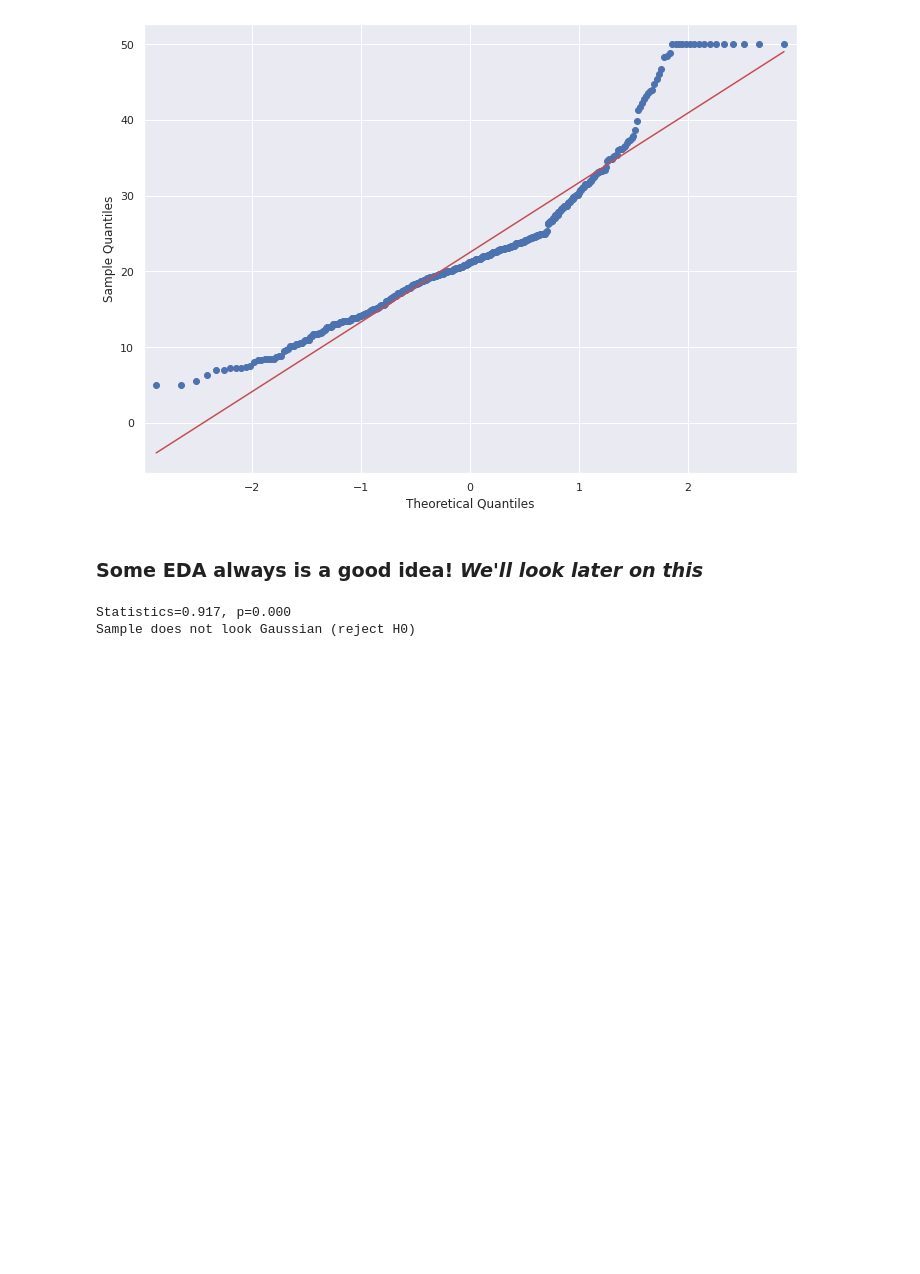
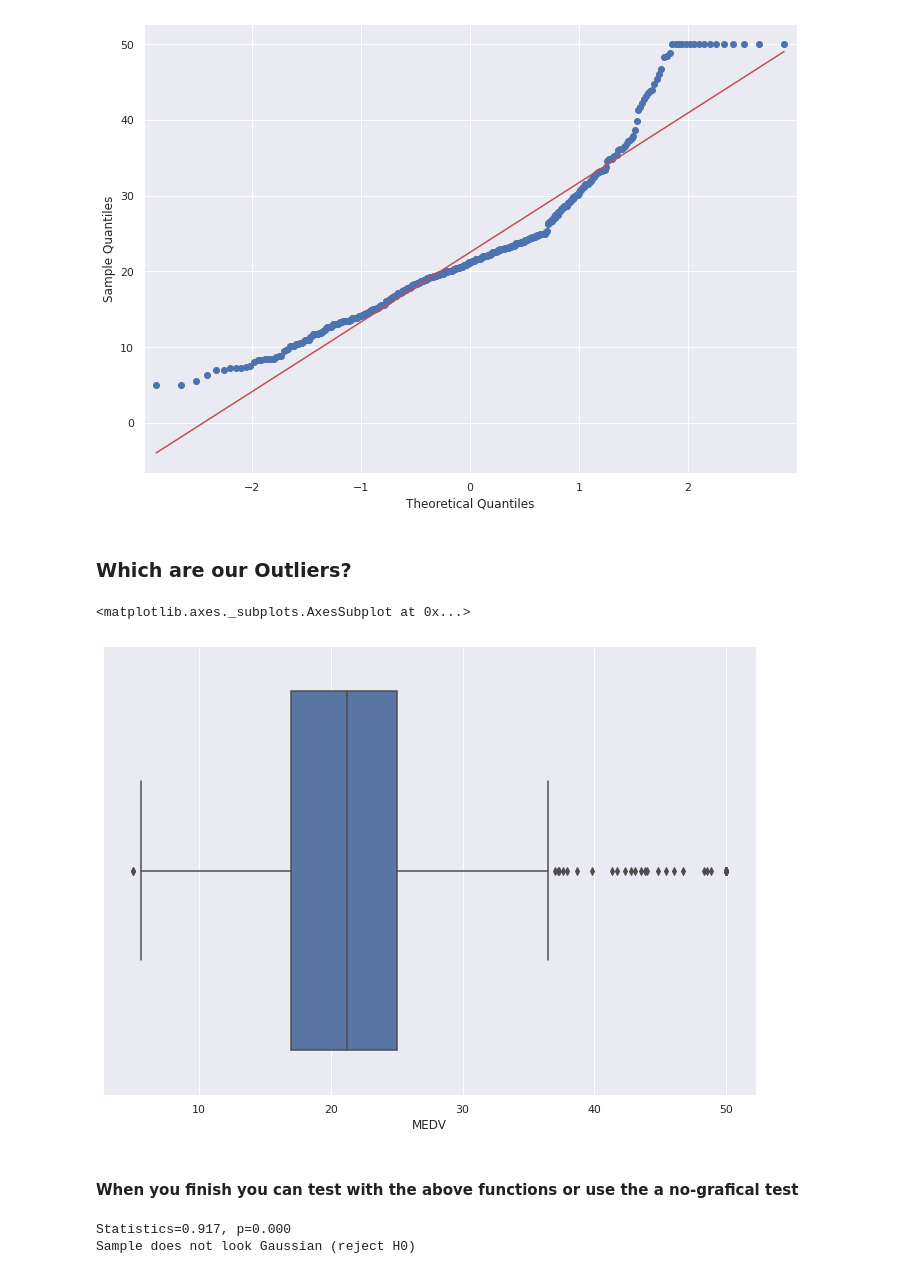
Before and after one commit to quasar95/Lectures_machinelearningbasics_nomath, a Jupyter notebook: Day1.ipynb, the cells around one changed output. Saved outputs shown, nothing was run; the diff lists cells and outputs as text; code cells hidden in the pictures; blank space fills up the shorter version.

```diff
--- a/Day1.ipynb
+++ b/Day1.ipynb
@@ -290,8 +230,17 @@ qqplot(boston['MEDV'], line='s')
 plt.show()
 # %% [output]
 [figure]
-# %% [markdown]
-### Some EDA always is a good idea!  *We'll look later on this*
+# %% [markdown]
+### Which are our Outliers?
+# %%
+## Suggestion! But consider that creativity is your best tool!
+
+sns.boxplot(x=boston['MEDV'])
+# %% [output]
+<matplotlib.axes._subplots.AxesSubplot at 0x...>
+[figure, added]
+# %% [markdown]
+#### When you finish you can test with the above functions or use the a no-grafical test
 # %%
 # Shapiro-Wilk Test
 
```
Also changed, not shown: parts of 50 cells of this notebook.
